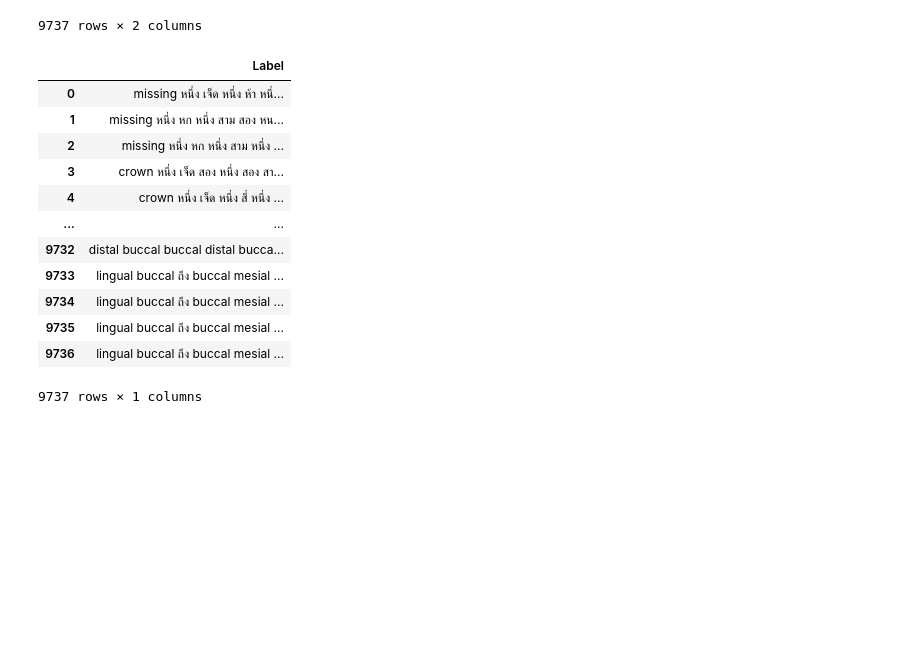
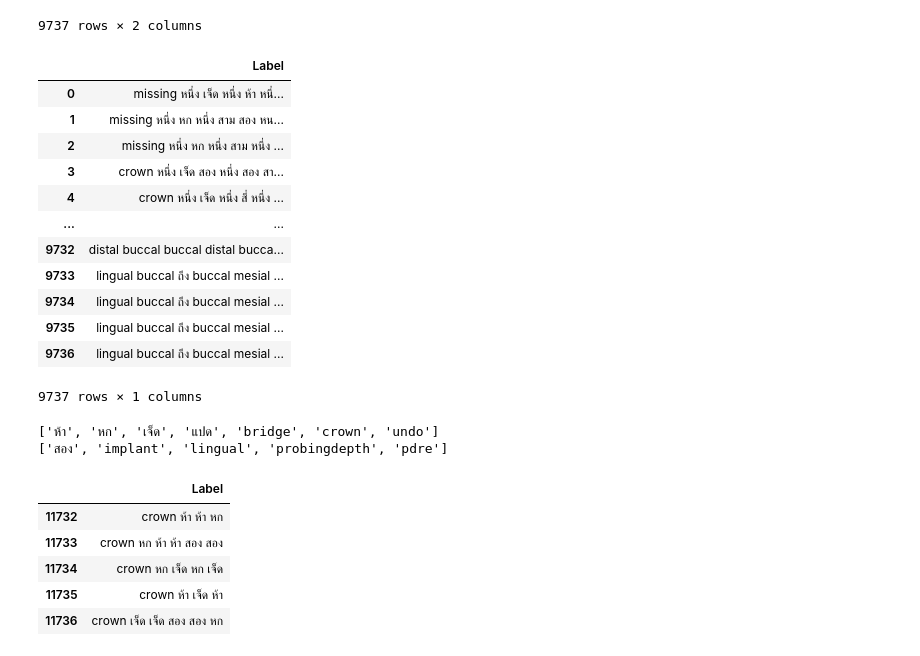
Before and after one commit to gotnps/retune, a Jupyter notebook: dent/generateLmData.ipynb, the cells around one changed output. Cells and saved outputs as stored; diff of their text form; code cells hidden in the pictures; blank space fills up the shorter version.

```diff
--- a/dent/generateLmData.ipynb
+++ b/dent/generateLmData.ipynb
@@ -51,0 +85,9 @@ Done! Check the output file
+# %%
+for word in first :
+    count = 0
+    for label in labels :
+        xs = label.split()
+        for x in  xs:
+            if x == word:
+                count +=1
+    print(f"{word} count : {count}")
@@ -51,0 +102,9 @@ Done! Check the output file
+# %%
+for word in second :
+    count = 0
+    for label in labels :
+        xs = label.split()
+        for x in  xs:
+            if x == word:
+                count +=1
+    print(f"{word} count : {count}")
@@ -66,20 +131,28 @@ df
 | 9736 | TS4-49_cl3 | lingual buccal ถึง buccal mesial ... |
 9737 rows × 2 columns
 # %%
-df.drop(columns=['File ID'], axis=1, inplace=True)
+df.drop(columns=['File ID'], inplace=True)
+df
+# %% [output]
+|  | Label |
+| 0 | missing หนึ่ง เจ็ด หนึ่ง ห้า หนึ่... |
+| 1 | missing หนึ่ง หก หนึ่ง สาม สอง หน... |
+| 2 | missing หนึ่ง หก หนึ่ง สาม หนึ่ง ... |
+| 3 | crown หนึ่ง เจ็ด สอง หนึ่ง สอง สา... |
+| 4 | crown หนึ่ง เจ็ด หนึ่ง สี่ หนึ่ง ... |
+| ... | ... |
+| 9732 | distal buccal buccal distal bucca... |
+| 9733 | lingual buccal ถึง buccal mesial ... |
+| 9734 | lingual buccal ถึง buccal mesial ... |
+| 9735 | lingual buccal ถึง buccal mesial ... |
+| 9736 | lingual buccal ถึง buccal mesial ... |
+9737 rows × 1 columns
-# %%
-df
-# %% [output]
-|  | Label |
-| 0 | missing หนึ่ง เจ็ด หนึ่ง ห้า หนึ่... |
-| 1 | missing หนึ่ง หก หนึ่ง สาม สอง หน... |
-| 2 | missing หนึ่ง หก หนึ่ง สาม หนึ่ง ... |
-| 3 | crown หนึ่ง เจ็ด สอง หนึ่ง สอง สา... |
-| 4 | crown หนึ่ง เจ็ด หนึ่ง สี่ หนึ่ง ... |
-| ... | ... |
-| 9732 | distal buccal buccal distal bucca... |
-| 9733 | lingual buccal ถึง buccal mesial ... |
-| 9734 | lingual buccal ถึง buccal mesial ... |
-| 9735 | lingual buccal ถึง buccal mesial ... |
-| 9736 | lingual buccal ถึง buccal mesial ... |
-9737 rows × 1 columns
+# %%
+print(first)
+print(second)
+# %% [output]
+['ห้า', 'หก', 'เจ็ด', 'แปด', 'bridge', 'crown', 'undo']
+['สอง', 'implant', 'lingual', 'probingdepth', 'pdre']
+# %%
+numbers = ['ห้า', 'หก', 'เจ็ด', 'สอง']
+commands = ['bridge', 'crown', 'undo', 'implant', 'lingual', 'probingdepth', 'pdre']
@@ -85,0 +161,18 @@ df
+# %%
+#crown
+for _ in range(2000) :
+    label = 'crown '
+    x = random.randint(3,6)
+    for _ in range(x):
+        number = random.choice(numbers)
+        label += number + ' '
+    df.loc[len(df)] = {'Label' : label}
+
+df.tail()
+# %% [output]
+|  | Label |
+| 11732 | crown ห้า ห้า หก |
+| 11733 | crown หก ห้า ห้า สอง สอง |
+| 11734 | crown หก เจ็ด หก เจ็ด |
+| 11735 | crown ห้า เจ็ด ห้า |
+| 11736 | crown เจ็ด เจ็ด สอง สอง หก |
```
Also changed, not shown: parts of 15 cells of this notebook, 2 other files.
